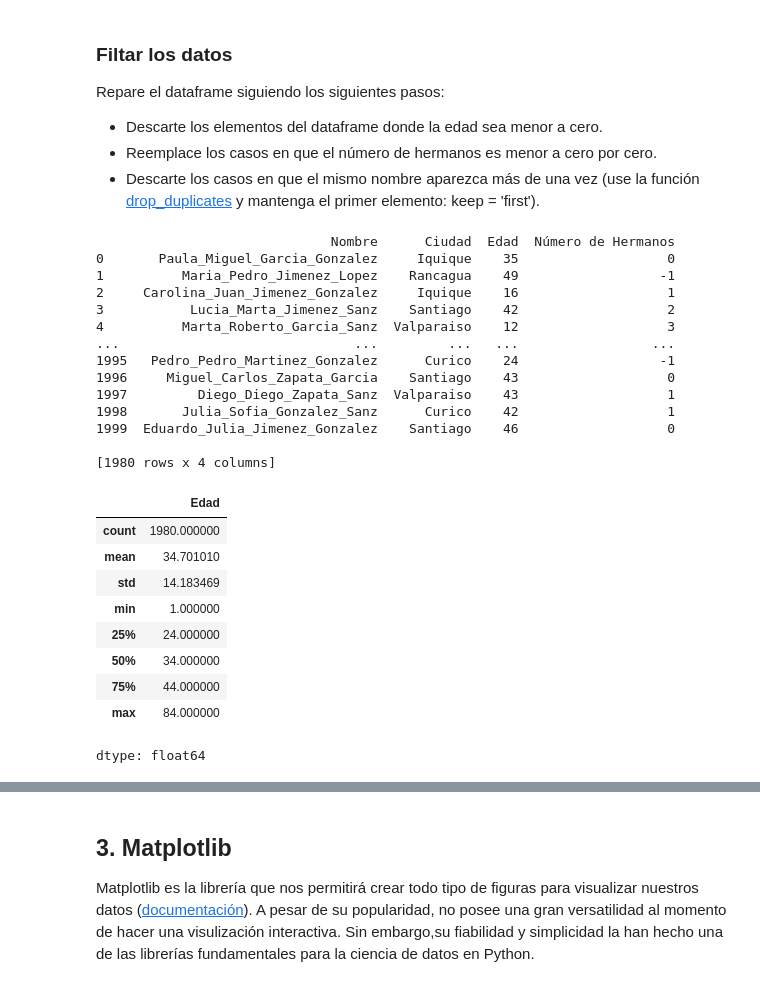
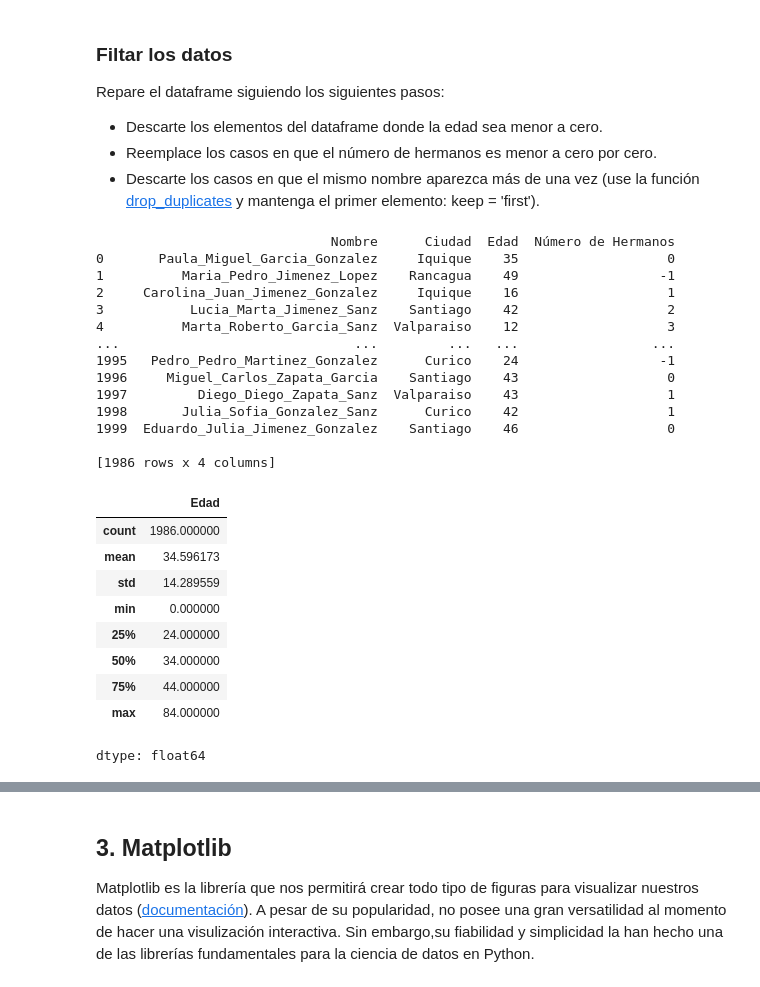
Before and after one commit to AstroOlguin/Tarea-1, a Jupyter notebook: Tarea_1.ipynb, the cells around one changed output, grey strips where cells are left out. Drawn from its saved outputs; the diff is of its cells as text; code cells hidden in the pictures.

```diff
--- a/Tarea_1.ipynb
+++ b/Tarea_1.ipynb
@@ -373,31 +373,31 @@ Repare el dataframe siguiendo los siguientes pasos:
 # %%
 # Agregue más celdas si es necesario
 
-df_censo_filtr1 = df_censo2[df_censo2["Edad"]>0] # Filtramos el dataFrame con la condición de que los elementos en "Edad" sean mayor a 0 y así descartamos los valores negativos
+df_censo_filtr1 = df_censo2[df_censo2["Edad"]>=0] # Filtramos el dataFrame con la condición de que los elementos en "Edad" sean mayor a 0 y así descartamos los valores negativos
 
 print(df_censo_filtr1)
 
 df_censo_filtr1["Edad"].describe() # Vemos las estadísticas de la columna "Edad" para comprobar
 # %% [output]
                               Nombre      Ciudad  Edad  Número de Hermanos
 0       Paula_Miguel_Garcia_Gonzalez     Iquique    35                   0
 1          Maria_Pedro_Jimenez_Lopez    Rancagua    49                  -1
 2     Carolina_Juan_Jimenez_Gonzalez     Iquique    16                   1
 3           Lucia_Marta_Jimenez_Sanz    Santiago    42                   2
 4          Marta_Roberto_Garcia_Sanz  Valparaiso    12                   3
 ...                              ...         ...   ...                 ...
 1995   Pedro_Pedro_Martinez_Gonzalez      Curico    24                  -1
 1996     Miguel_Carlos_Zapata_Garcia    Santiago    43                   0
 1997         Diego_Diego_Zapata_Sanz  Valparaiso    43                   1
 1998       Julia_Sofia_Gonzalez_Sanz      Curico    42                   1
 1999  Eduardo_Julia_Jimenez_Gonzalez    Santiago    46                   0
 
-[1980 rows x 4 columns]
+[1986 rows x 4 columns]
 |  | Edad |
-| count | 1980.000000 |
-| mean | 34.701010 |
-| std | 14.183469 |
-| min | 1.000000 |
+| count | 1986.000000 |
+| mean | 34.596173 |
+| std | 14.289559 |
+| min | 0.000000 |
 | 25% | 24.000000 |
 | 50% | 34.000000 |
 | 75% | 44.000000 |
```
Also changed, not shown: parts of 9 cells of this notebook.
